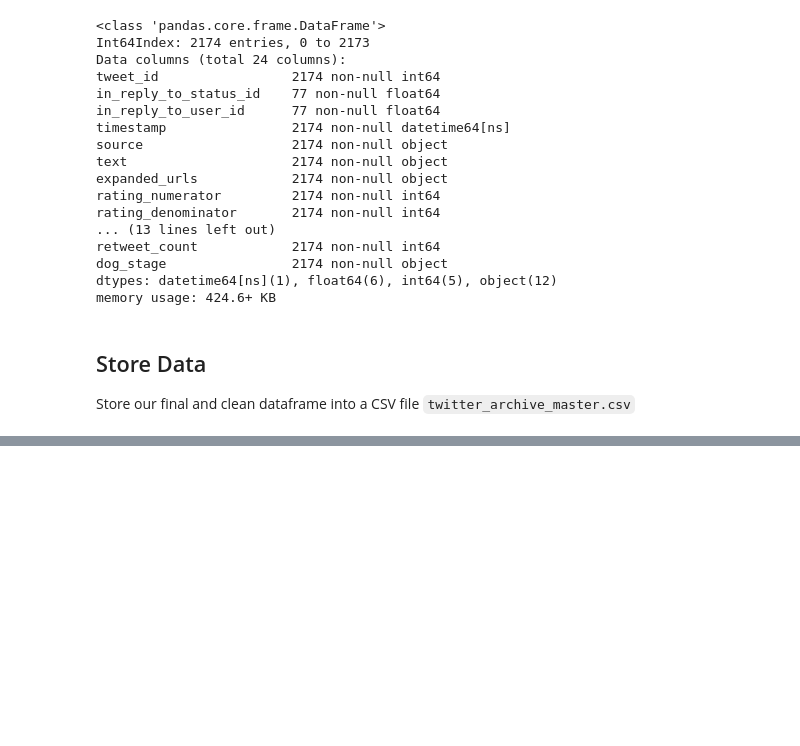
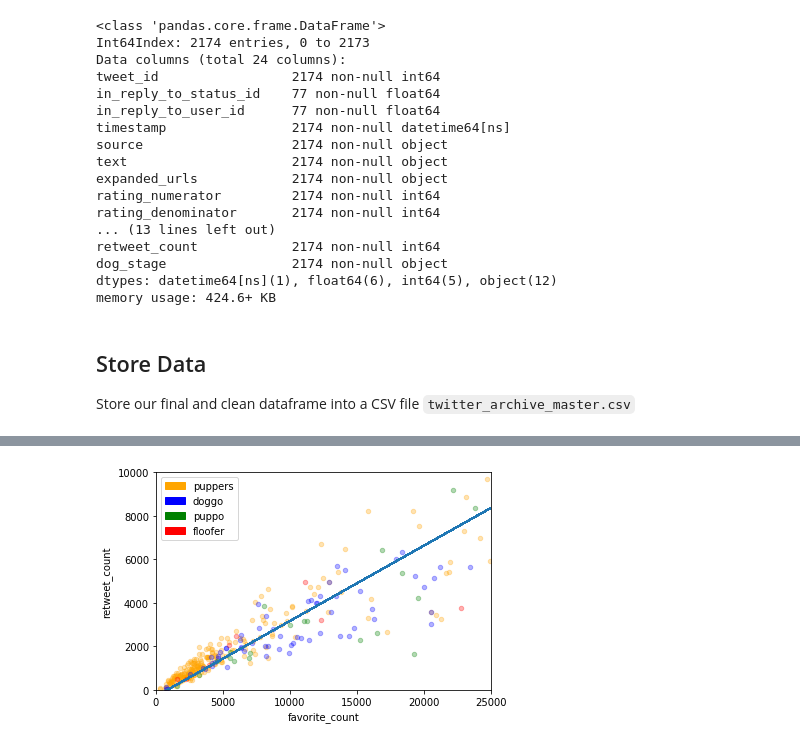
Before and after one commit to MrGeislinger/UdacityDAND_Proj_WrangleAndAnalyzeData, a Jupyter notebook: wrangle_act.ipynb, the cells around one changed output, grey strips where cells are left out. Cells and saved outputs as stored; diff of their text form; code cells hidden in the pictures; blank space fills up the shorter version.

```diff
--- a/wrangle_act.ipynb
+++ b/wrangle_act.ipynb
@@ -772,0 +841,17 @@ df_clean_final.to_csv('twitter_archive_master.csv')
+# %%
+# Zoom into where most data resides
+xlim = (0,25000)
+ylim = (0,10000)
+
+# Recreate the same plot (but now it will be zoomed in)
+ax = df_puppers.plot(kind = 'scatter', x = 'favorite_count', y='retweet_count', color='Orange', alpha=0.3, ylim=ylim, xlim=xlim)
+df_doggo.plot(kind = 'scatter', x = 'favorite_count', y='retweet_count', color='Blue', ax = ax, alpha=0.3, ylim=ylim, xlim=xlim)
+df_puppo.plot(kind = 'scatter', x = 'favorite_count', y='retweet_count', color='Green', ax = ax, alpha=0.3, ylim=ylim, xlim=xlim)
+df_floofer.plot(kind = 'scatter', x = 'favorite_count', y='retweet_count', color='Red', ax = ax, alpha=0.3, ylim=ylim, xlim=xlim)
+
+
+plt.legend(handles=[puppers,doggo,puppo,floofer])
+plt.plot(x, line)
+plt.show()
+# %% [output]
+[figure, added]
```
Also changed, not shown: parts of 5 cells of this notebook.
